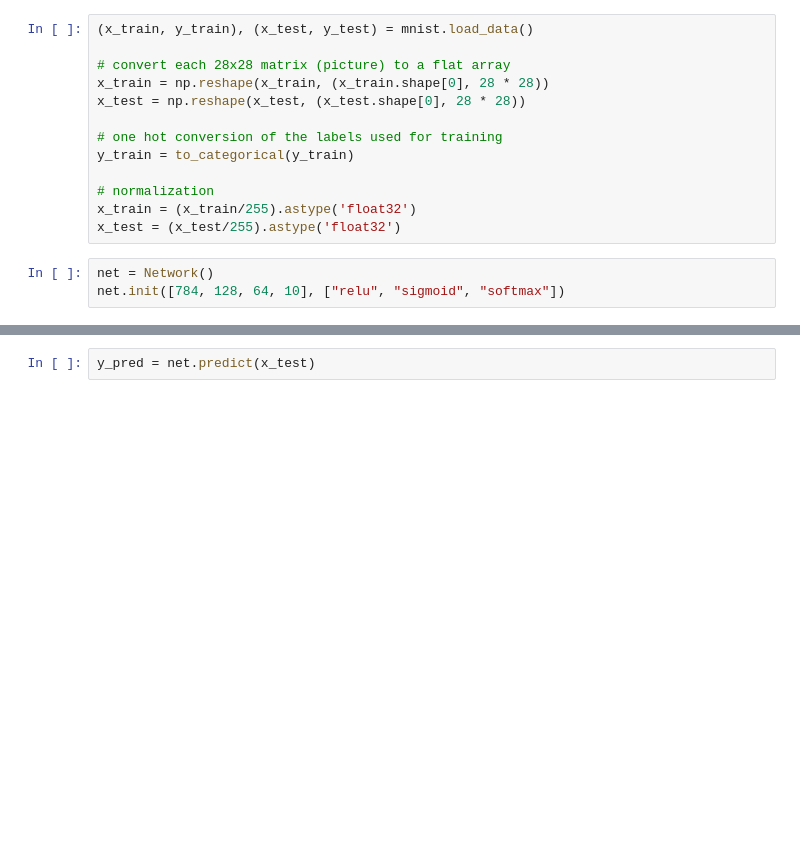
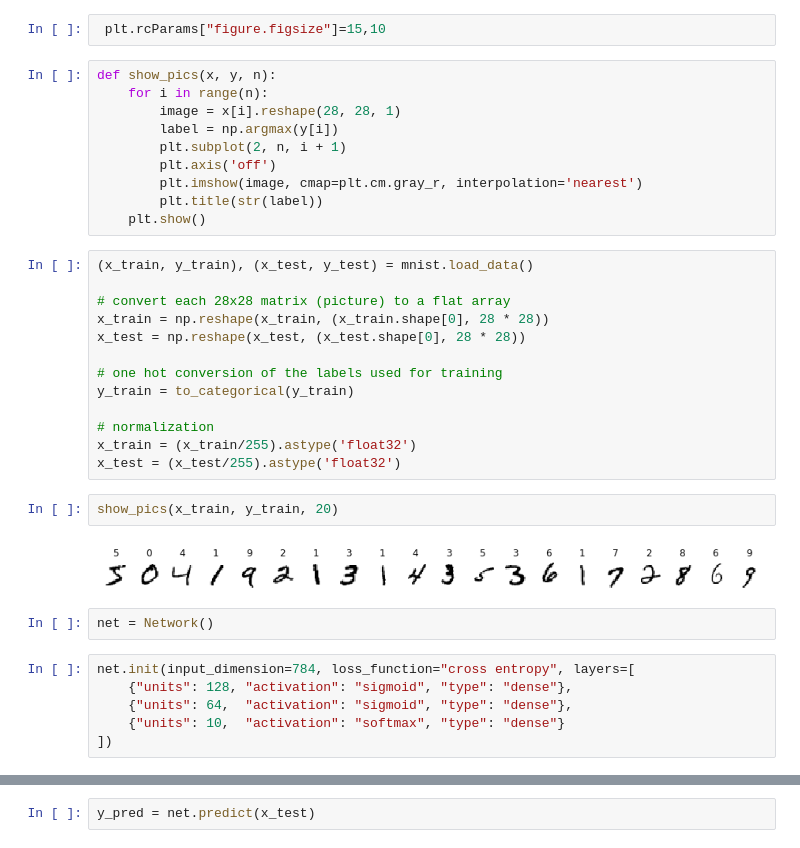
Before and after one commit to sebag90/NeuralNetwork, a Jupyter notebook: mnist.ipynb, the cells around one changed output, grey strips where cells are left out. Saved outputs shown, nothing was run; the diff lists cells and outputs as text; blank space fills up the shorter version.

Commit message:
layered implementation

```diff
--- a/mnist.ipynb
+++ b/mnist.ipynb
@@ -14,6 +14,18 @@ from keras.utils.np_utils import to_categorical
 from sklearn.metrics import confusion_matrix
 import seaborn as sns
 from matplotlib import pyplot as plt
+# %%
+ plt.rcParams["figure.figsize"]=15,10
+# %%
+def show_pics(x, y, n):
+    for i in range(n):
+        image = x[i].reshape(28, 28, 1)
+        label = np.argmax(y[i])
+        plt.subplot(2, n, i + 1)
+        plt.axis('off')
+        plt.imshow(image, cmap=plt.cm.gray_r, interpolation='nearest')
+        plt.title(str(label))
+    plt.show()
 # %%
 (x_train, y_train), (x_test, y_test) = mnist.load_data()
 
@@ -27,9 +39,18 @@ y_train = to_categorical(y_train)
 # normalization
 x_train = (x_train/255).astype('float32')
 x_test = (x_test/255).astype('float32')
-# %%
-net = Network()
-net.init([784, 128, 64, 10], ["relu", "sigmoid", "softmax"])
+# %%
+show_pics(x_train, y_train, 20)
+# %% [output]
+[figure, added]
+# %%
+net = Network()
+# %%
+net.init(input_dimension=784, loss_function="cross entropy", layers=[
+    {"units": 128, "activation": "sigmoid", "type": "dense"},
+    {"units": 64,  "activation": "sigmoid", "type": "dense"},
+    {"units": 10,  "activation": "softmax", "type": "dense"}
+])
 # %%
 net.fit(x_train, y_train)
 # %% [output]
```
Also changed, not shown: parts of 6 cells of this notebook, 10 other files.
